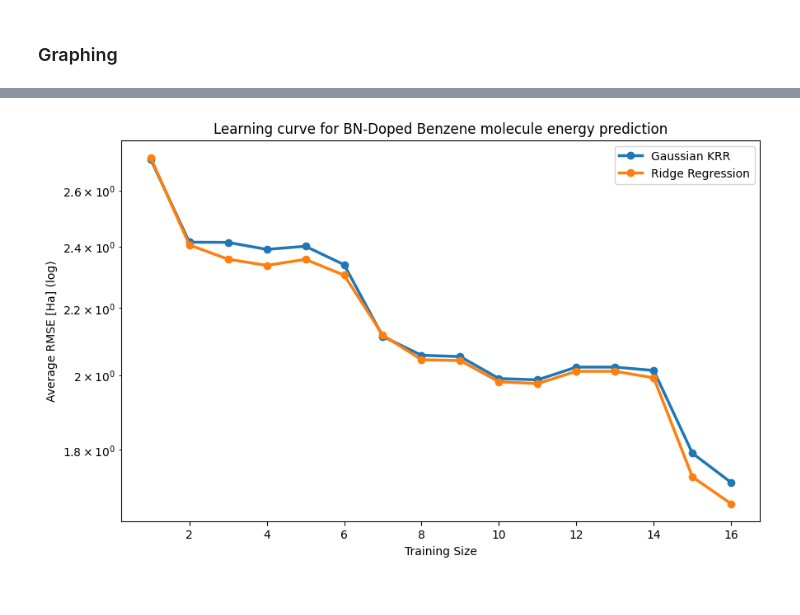
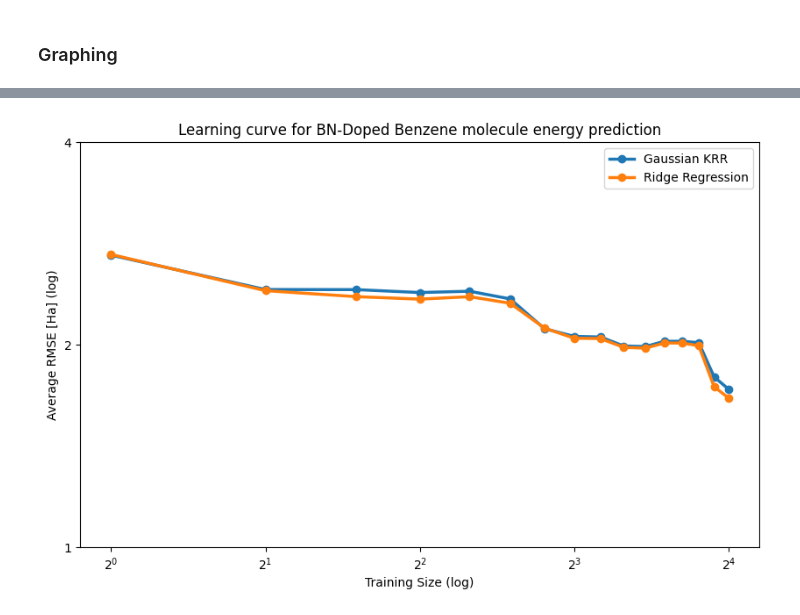
Before and after one commit to GabrielWu2004/Alchemical_Normal_Modes, a Jupyter notebook: ML_with_ANM/ML_code/ML_Benzene.ipynb, the cells around one changed output, grey strips where cells are left out. Drawn from its saved outputs; the diff is of its cells as text; code cells hidden in the pictures.

Commit message:
fixed graph layout

```diff
--- a/ML_with_ANM/ML_code/ML_Benzene.ipynb
+++ b/ML_with_ANM/ML_code/ML_Benzene.ipynb
@@ -1037,23 +1012,31 @@ plt.show()
 # %%
 # Plot a version without polynomial KRR, which performed the worst
 
 plt.figure(figsize=(10, 6))
+
+x = model_performance_poly_KRR['training size']
+y1 = model_performance_poly_KRR['average RMSE']
+y2 = model_performance_gaussian_KRR['average RMSE']
+y3 = model_performance_ridge_regression['average RMSE']
 
 plt.plot(x, y2, label='Gaussian KRR', marker='o', linestyle='-', linewidth=2.5)
 plt.plot(x, y3, label='Ridge Regression', marker='o', linestyle='-', linewidth=2.5)
 
 # Customize the plot
 plt.title('Learning curve for BN-Doped Benzene molecule energy prediction')
-plt.xlabel('Training Size')
+plt.xlabel('Training Size (log)')
 plt.ylabel('Average RMSE [Ha] (log)')
 plt.legend()
 
 # Create log scale
-# plt.xscale('log')
-plt.yscale('log')
+plt.xscale('log', base=2)
+plt.yscale('log', base=2)
+
+yticks = [2**i for i in range(0, 3)]
+plt.yticks(yticks, labels = yticks)
 
 # Display the plot
 plt.savefig('../Graph/[Benz] learning_curve_without_poly_KRR.png', dpi=300)
 plt.show()
 # %% [output]
-[figure, old version]
+[figure, new version]
```
Also changed, not shown: parts of 30 cells of this notebook, 9 other files.
